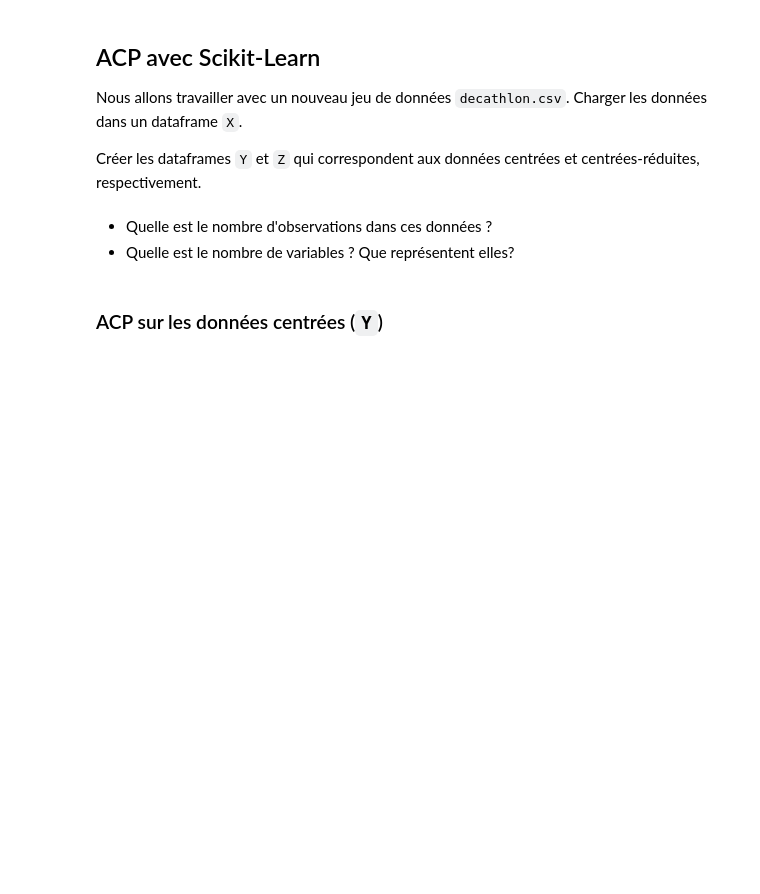
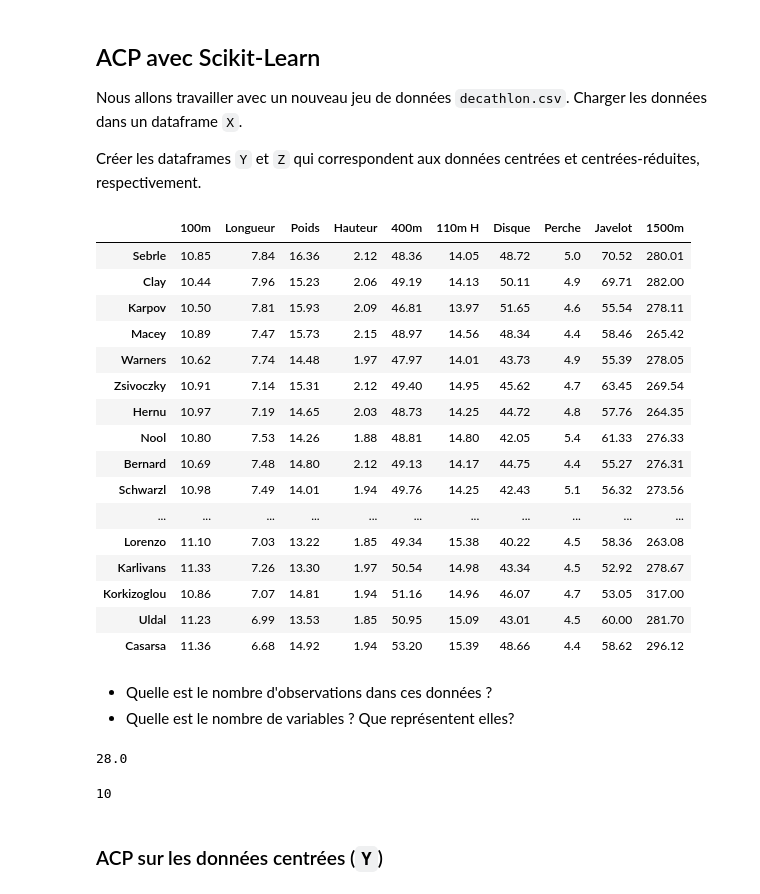
Before and after one commit to MrRedbloX/M1_INFO, a Jupyter notebook: INF2249_AlgorithmiqueDonnees/TP2/RessourcesTPACP/TP_ACP.ipynb, the cells around one changed output. Saved outputs shown, nothing was run; the diff lists cells and outputs as text; code cells hidden in the pictures; blank space fills up the shorter version.

```diff
--- a/INF2249_AlgorithmiqueDonnees/TP2/RessourcesTPACP/TP_ACP.ipynb
+++ b/INF2249_AlgorithmiqueDonnees/TP2/RessourcesTPACP/TP_ACP.ipynb
@@ -416,9 +416,42 @@ Nous allons travailler avec un nouveau jeu de données ``decathlon.csv``.
 Charger les données dans un dataframe ``X``.
 
 Créer les dataframes ``Y`` et ``Z`` qui correspondent aux données centrées et centrées-réduites, respectivement.
+# %%
+from pandas import DataFrame, read_csv
+import matplotlib.pyplot as plt
+import pandas as pd
+
+data = pd.read_csv('decathlon.csv',sep=';',index_col=0)
+data
+# %% [output]
+|  | 100m | Longueur | Poids | Hauteur | 400m | 110m H | Disque | Perche | Javelot | 1500m |
+| Sebrle | 10.85 | 7.84 | 16.36 | 2.12 | 48.36 | 14.05 | 48.72 | 5.0 | 70.52 | 280.01 |
+| Clay | 10.44 | 7.96 | 15.23 | 2.06 | 49.19 | 14.13 | 50.11 | 4.9 | 69.71 | 282.00 |
+| Karpov | 10.50 | 7.81 | 15.93 | 2.09 | 46.81 | 13.97 | 51.65 | 4.6 | 55.54 | 278.11 |
+| Macey | 10.89 | 7.47 | 15.73 | 2.15 | 48.97 | 14.56 | 48.34 | 4.4 | 58.46 | 265.42 |
+| Warners | 10.62 | 7.74 | 14.48 | 1.97 | 47.97 | 14.01 | 43.73 | 4.9 | 55.39 | 278.05 |
+| Zsivoczky | 10.91 | 7.14 | 15.31 | 2.12 | 49.40 | 14.95 | 45.62 | 4.7 | 63.45 | 269.54 |
+| Hernu | 10.97 | 7.19 | 14.65 | 2.03 | 48.73 | 14.25 | 44.72 | 4.8 | 57.76 | 264.35 |
+| Nool | 10.80 | 7.53 | 14.26 | 1.88 | 48.81 | 14.80 | 42.05 | 5.4 | 61.33 | 276.33 |
+| Bernard | 10.69 | 7.48 | 14.80 | 2.12 | 49.13 | 14.17 | 44.75 | 4.4 | 55.27 | 276.31 |
+| Schwarzl | 10.98 | 7.49 | 14.01 | 1.94 | 49.76 | 14.25 | 42.43 | 5.1 | 56.32 | 273.56 |
+| ... | ... | ... | ... | ... | ... | ... | ... | ... | ... | ... |
+| Lorenzo | 11.10 | 7.03 | 13.22 | 1.85 | 49.34 | 15.38 | 40.22 | 4.5 | 58.36 | 263.08 |
+| Karlivans | 11.33 | 7.26 | 13.30 | 1.97 | 50.54 | 14.98 | 43.34 | 4.5 | 52.92 | 278.67 |
+| Korkizoglou | 10.86 | 7.07 | 14.81 | 1.94 | 51.16 | 14.96 | 46.07 | 4.7 | 53.05 | 317.00 |
+| Uldal | 11.23 | 6.99 | 13.53 | 1.85 | 50.95 | 15.09 | 43.01 | 4.5 | 60.00 | 281.70 |
+| Casarsa | 11.36 | 6.68 | 14.92 | 1.94 | 53.20 | 15.39 | 48.66 | 4.4 | 58.62 | 296.12 |
 # %% [markdown]
 * Quelle est le nombre d'observations dans ces données ?
 * Quelle est le nombre de variables ? Que représentent elles?
+# %%
+print(data.size / data.columns.size)
+# %% [output]
+28.0
+# %%
+print(data.columns.size)
+# %% [output]
+10
 # %% [markdown]
 ### ACP sur les données centrées (``Y``)
 # %%
```
Also changed, not shown: parts of 5 cells of this notebook.
